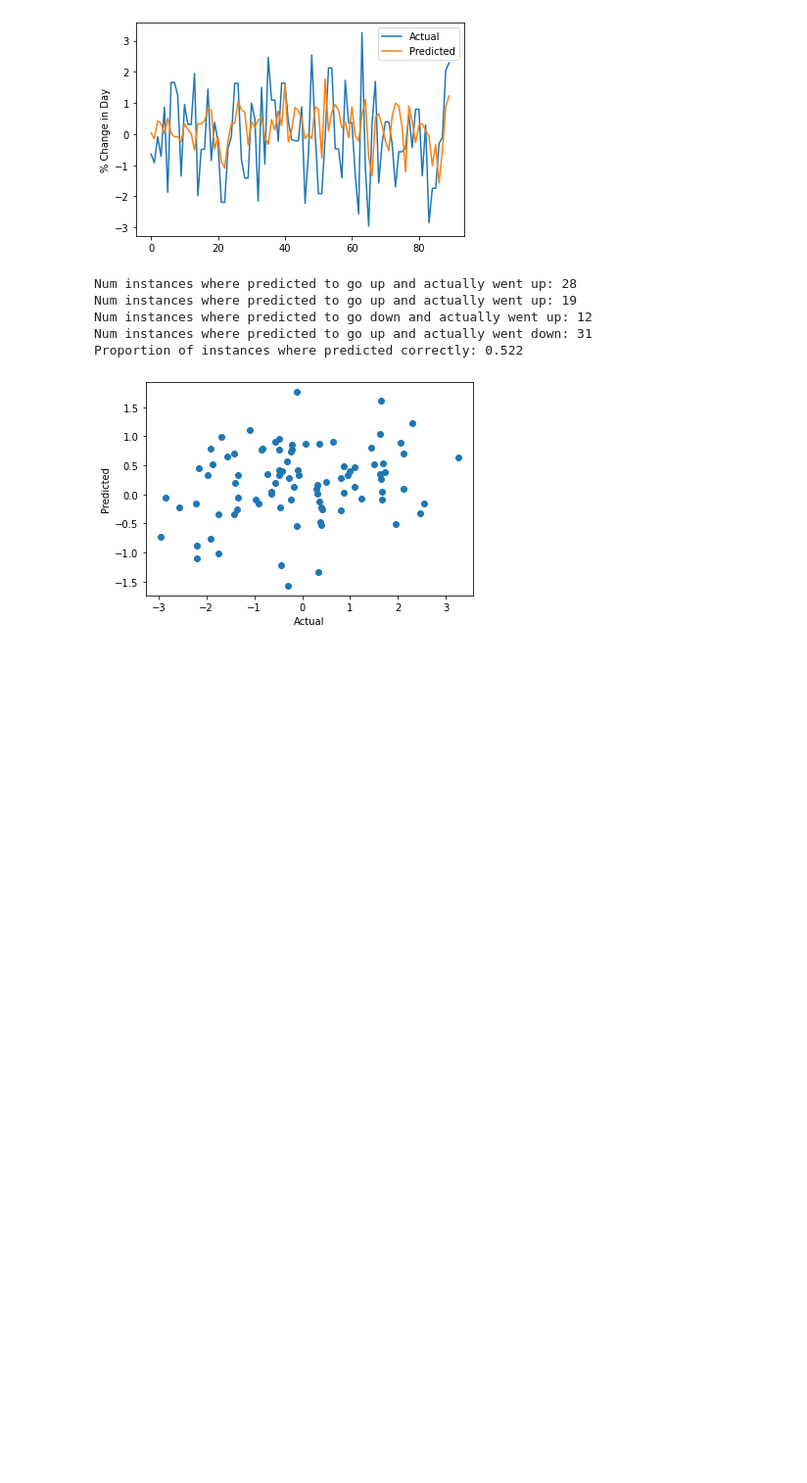
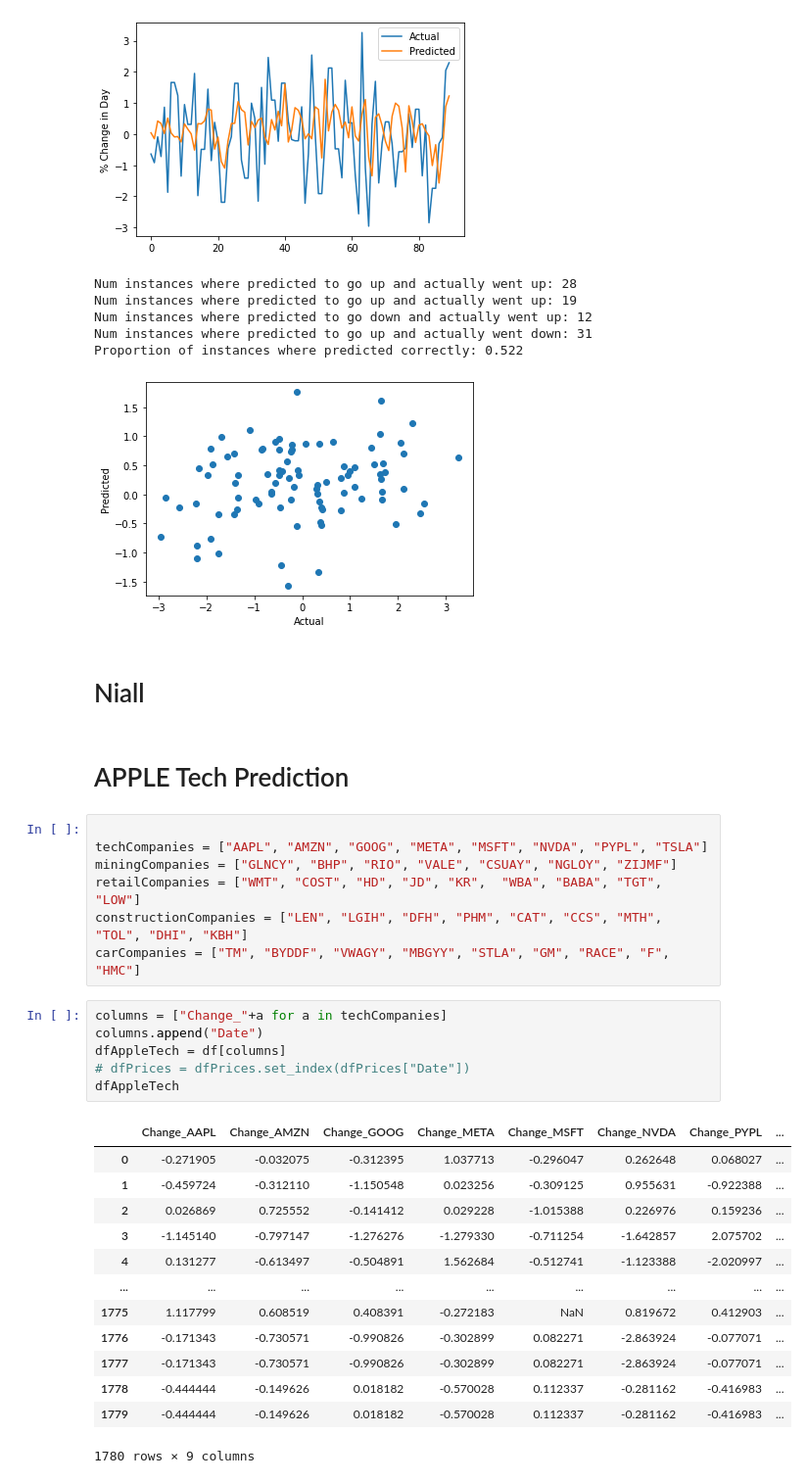
Before and after one commit to niallkehoe/FinPredict, a Jupyter notebook: Prediction/Predicting_Stock_Prices.ipynb, the cells around one changed output. Shown at 98% size. Cells and saved outputs as stored; diff of their text form; blank space fills up the shorter version.

```diff
--- a/Prediction/Predicting_Stock_Prices.ipynb
+++ b/Prediction/Predicting_Stock_Prices.ipynb
@@ -339,3 +361,34 @@ Num instances where predicted to go down and actually went up: 12
 Num instances where predicted to go up and actually went down: 31
 Proportion of instances where predicted correctly: 0.522
 [figure]
+# %% [markdown]
+# Niall
+# %% [markdown]
+# APPLE Tech Prediction
+# %%
+
+techCompanies = ["AAPL", "AMZN", "GOOG", "META", "MSFT", "NVDA", "PYPL", "TSLA"]
+miningCompanies = ["GLNCY", "BHP", "RIO", "VALE", "CSUAY", "NGLOY", "ZIJMF"]
+retailCompanies = ["WMT", "COST", "HD", "JD", "KR",  "WBA", "BABA", "TGT", "LOW"]
+constructionCompanies = ["LEN", "LGIH", "DFH", "PHM", "CAT", "CCS", "MTH", "TOL", "DHI", "KBH"]
+carCompanies = ["TM", "BYDDF", "VWAGY", "MBGYY", "STLA", "GM", "RACE", "F", "HMC"]
+# %%
+columns = ["Change_"+a for a in techCompanies]
+columns.append("Date")
+dfAppleTech = df[columns]
+# dfPrices = dfPrices.set_index(dfPrices["Date"])
+dfAppleTech
+# %% [output]
+|  | Change_AAPL | Change_AMZN | Change_GOOG | Change_META | Change_MSFT | Change_NVDA | Change_PYPL | ... |
+| 0 | -0.271905 | -0.032075 | -0.312395 | 1.037713 | -0.296047 | 0.262648 | 0.068027 | ... |
+| 1 | -0.459724 | -0.312110 | -1.150548 | 0.023256 | -0.309125 | 0.955631 | -0.922388 | ... |
+| 2 | 0.026869 | 0.725552 | -0.141412 | 0.029228 | -1.015388 | 0.226976 | 0.159236 | ... |
+| 3 | -1.145140 | -0.797147 | -1.276276 | -1.279330 | -0.711254 | -1.642857 | 2.075702 | ... |
+| 4 | 0.131277 | -0.613497 | -0.504891 | 1.562684 | -0.512741 | -1.123388 | -2.020997 | ... |
+| ... | ... | ... | ... | ... | ... | ... | ... | ... |
+| 1775 | 1.117799 | 0.608519 | 0.408391 | -0.272183 | NaN | 0.819672 | 0.412903 | ... |
+| 1776 | -0.171343 | -0.730571 | -0.990826 | -0.302899 | 0.082271 | -2.863924 | -0.077071 | ... |
+| 1777 | -0.171343 | -0.730571 | -0.990826 | -0.302899 | 0.082271 | -2.863924 | -0.077071 | ... |
+| 1778 | -0.444444 | -0.149626 | 0.018182 | -0.570028 | 0.112337 | -0.281162 | -0.416983 | ... |
+| 1779 | -0.444444 | -0.149626 | 0.018182 | -0.570028 | 0.112337 | -0.281162 | -0.416983 | ... |
+1780 rows × 9 columns
```
Also changed, not shown: parts of 7 cells of this notebook, 4 other files.
